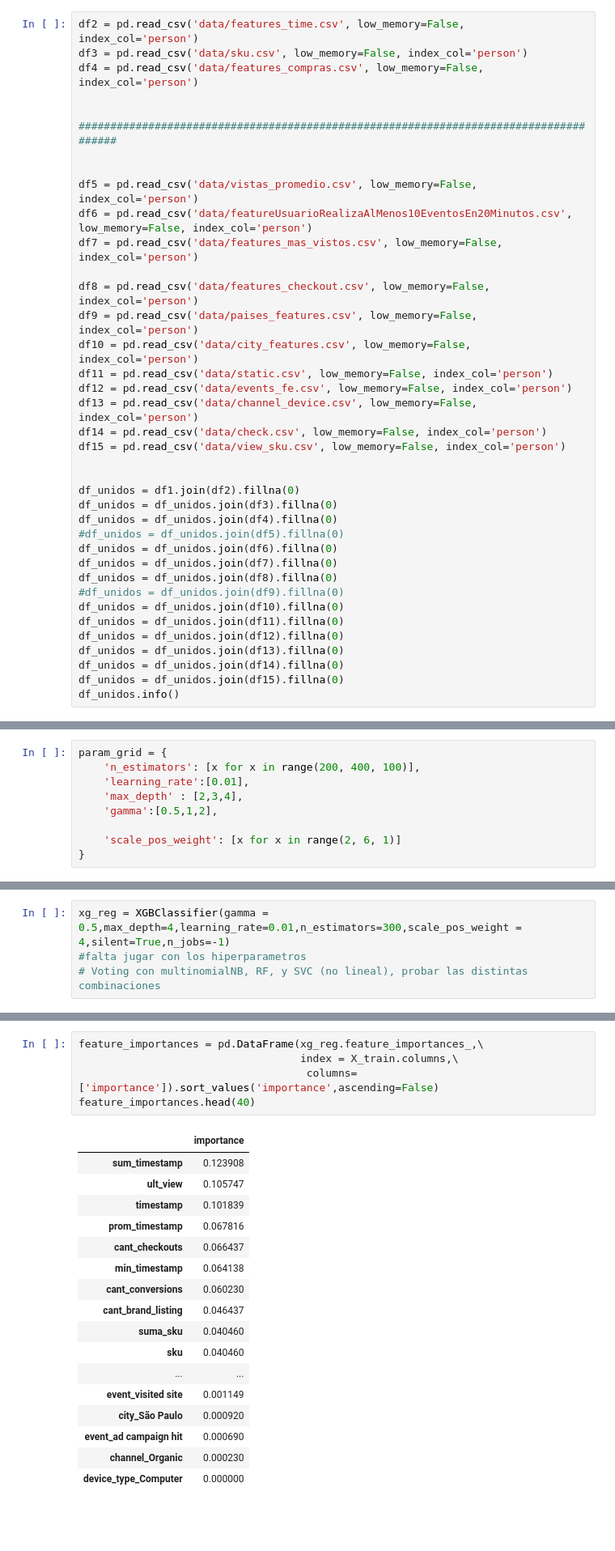
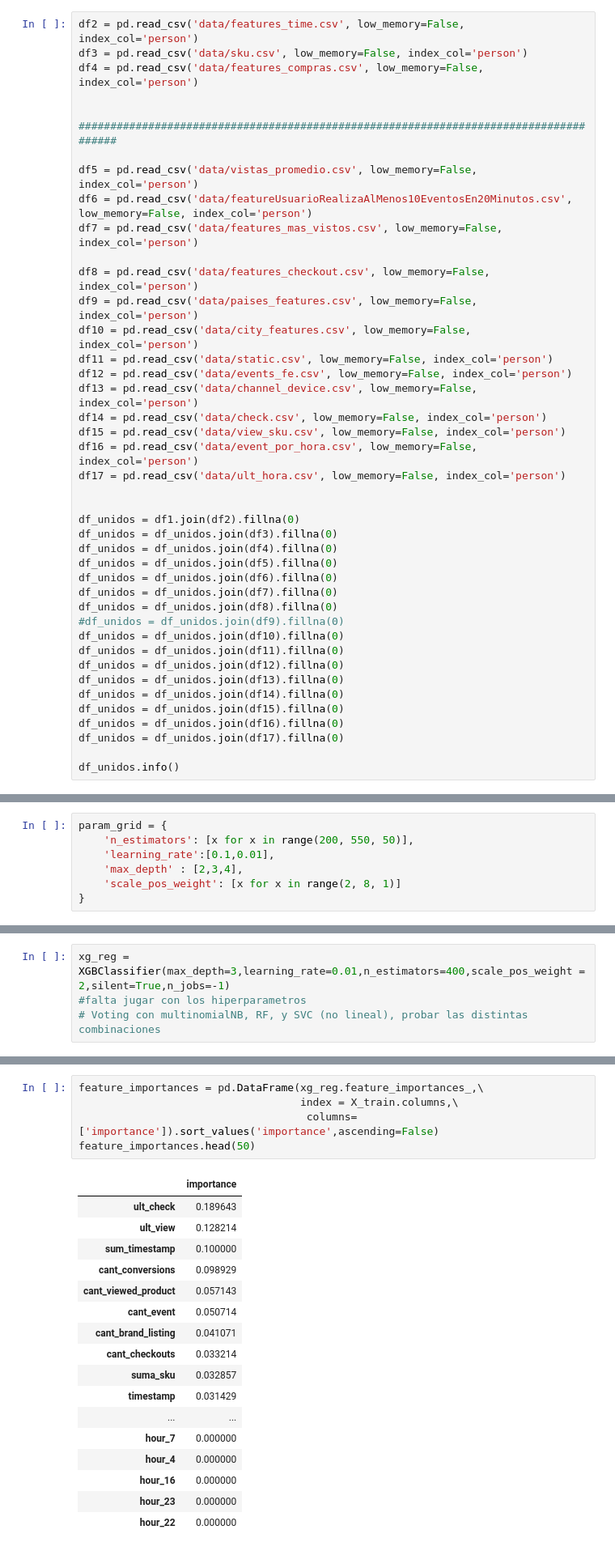
Before and after one commit to ConstanzaGonzalez/DatataFrita, a Jupyter notebook: tp2/Xgboost_final.ipynb, the cells around one changed output, grey strips where cells are left out. Shown at 81% size. Saved outputs shown, nothing was run; the diff lists cells and outputs as text; blank space fills up the shorter version.

```diff
--- a/tp2/Xgboost_final.ipynb
+++ b/tp2/Xgboost_final.ipynb
@@ -35,7 +36,6 @@ df4 = pd.read_csv('data/features_compras.csv', low_memory=False, index_col='pers
 
 
 ######################################################################################
-
 
 df5 = pd.read_csv('data/vistas_promedio.csv', low_memory=False, index_col='person')
 df6 = pd.read_csv('data/featureUsuarioRealizaAlMenos10EventosEn20Minutos.csv', low_memory=False, index_col='person')
@@ -49,12 +49,14 @@ df12 = pd.read_csv('data/events_fe.csv', low_memory=False, index_col='person')
 df13 = pd.read_csv('data/channel_device.csv', low_memory=False, index_col='person')
 df14 = pd.read_csv('data/check.csv', low_memory=False, index_col='person')
 df15 = pd.read_csv('data/view_sku.csv', low_memory=False, index_col='person')
+df16 = pd.read_csv('data/event_por_hora.csv', low_memory=False, index_col='person')
+df17 = pd.read_csv('data/ult_hora.csv', low_memory=False, index_col='person')
 
 
 df_unidos = df1.join(df2).fillna(0)
 df_unidos = df_unidos.join(df3).fillna(0)
 df_unidos = df_unidos.join(df4).fillna(0)
-#df_unidos = df_unidos.join(df5).fillna(0)
+df_unidos = df_unidos.join(df5).fillna(0)
 df_unidos = df_unidos.join(df6).fillna(0)
 df_unidos = df_unidos.join(df7).fillna(0)
 df_unidos = df_unidos.join(df8).fillna(0)
@@ -65,6 +67,9 @@ df_unidos = df_unidos.join(df12).fillna(0)
 df_unidos = df_unidos.join(df13).fillna(0)
 df_unidos = df_unidos.join(df14).fillna(0)
 df_unidos = df_unidos.join(df15).fillna(0)
+df_unidos = df_unidos.join(df16).fillna(0)
+df_unidos = df_unidos.join(df17).fillna(0)
+
 df_unidos.info()
 # %% [output]
 <class 'pandas.core.frame.DataFrame'>
@@ -112,12 +117,10 @@ X_train, X_test, y_train, y_test = \
 #y_train
 # %%
 param_grid = {
-    'n_estimators': [x for x in range(200, 400, 100)],
-    'learning_rate':[0.01],
+    'n_estimators': [x for x in range(200, 550, 50)],
+    'learning_rate':[0.1,0.01],
     'max_depth' : [2,3,4],
-    'gamma':[0.5,1,2],
-
-    'scale_pos_weight': [x for x in range(2, 6, 1)]
+    'scale_pos_weight': [x for x in range(2, 8, 1)]
 }
 # %%
 from sklearn.model_selection import GridSearchCV
@@ -232,5 +234,5 @@ CV_xgb.best_params_ #aca te dice el mejor hiperparametro
 # %%
-xg_reg = XGBClassifier(gamma = 0.5,max_depth=4,learning_rate=0.01,n_estimators=300,scale_pos_weight = 4,silent=True,n_jobs=-1)
+xg_reg = XGBClassifier(max_depth=3,learning_rate=0.01,n_estimators=400,scale_pos_weight = 2,silent=True,n_jobs=-1)
 #falta jugar con los hiperparametros
 # Voting con multinomialNB, RF, y SVC (no lineal), probar las distintas combinaciones
 # %%
@@ -252,26 +257,26 @@ print(score)
 # %%
 feature_importances = pd.DataFrame(xg_reg.feature_importances_,\
                                    index = X_train.columns,\
                                     columns=['importance']).sort_values('importance',ascending=False)
-feature_importances.head(40)
+feature_importances.head(50)
 # %% [output]
 |  | importance |
-| sum_timestamp | 0.123908 |
-| ult_view | 0.105747 |
-| timestamp | 0.101839 |
-| prom_timestamp | 0.067816 |
-| cant_checkouts | 0.066437 |
-| min_timestamp | 0.064138 |
-| cant_conversions | 0.060230 |
-| cant_brand_listing | 0.046437 |
-| suma_sku | 0.040460 |
-| sku | 0.040460 |
+| ult_check | 0.189643 |
+| ult_view | 0.128214 |
+| sum_timestamp | 0.100000 |
+| cant_conversions | 0.098929 |
+| cant_viewed_product | 0.057143 |
+| cant_event | 0.050714 |
+| cant_brand_listing | 0.041071 |
+| cant_checkouts | 0.033214 |
+| suma_sku | 0.032857 |
+| timestamp | 0.031429 |
 | ... | ... |
-| event_visited site | 0.001149 |
-| city_São Paulo | 0.000920 |
-| event_ad campaign hit | 0.000690 |
-| channel_Organic | 0.000230 |
-| device_type_Computer | 0.000000 |
+| hour_7 | 0.000000 |
+| hour_4 | 0.000000 |
+| hour_16 | 0.000000 |
+| hour_23 | 0.000000 |
+| hour_22 | 0.000000 |
 # %%
 df_submit = pd.read_csv('data/trocafone_kaggle_test.csv', low_memory=False, index_col='person')
 df_events = df_submit.join(df_unidos, how='inner')
```
Also changed, not shown: parts of 14 cells of this notebook, 15 other files.
